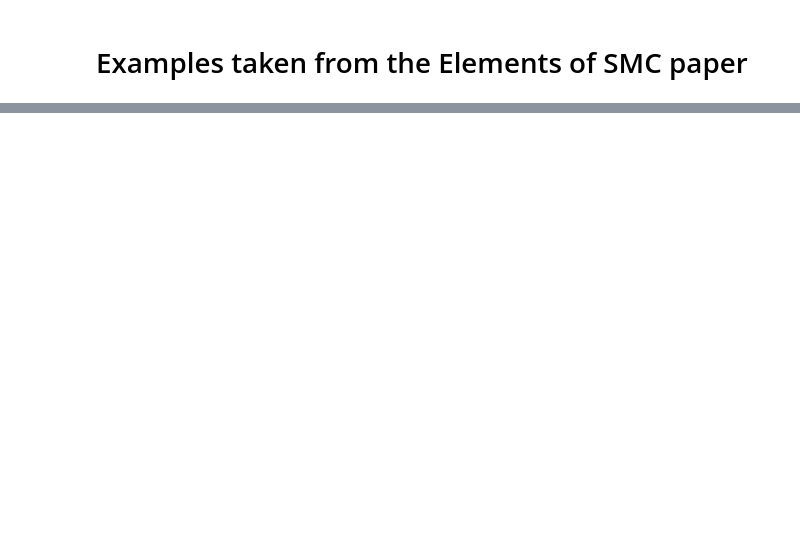
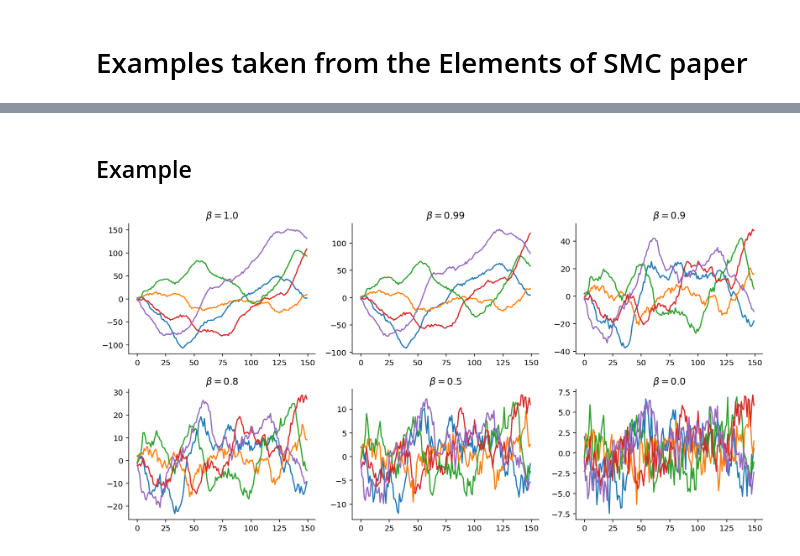
Before and after one commit to gerdm/misc, a Jupyter notebook: 2022-01/non-markovian-gaussian-sequence-model.ipynb, the cells around one changed output, grey strips where cells are left out. Drawn from its saved outputs; the diff is of its cells as text; code cells hidden in the pictures; blank space fills up the shorter version.

Commit message:
202201-feat: non-markovian-gaussian-sequence-model

```diff
--- a/2022-01/non-markovian-gaussian-sequence-model.ipynb
+++ b/2022-01/non-markovian-gaussian-sequence-model.ipynb
@@ -13,3 +9,8 @@ plt.rcParams["axes.spines.top"] = False
+# %%
+%config InlineBackend.figure_format = "retina"
+plt.rcParams["axes.spines.right"] = False
+plt.rcParams["axes.spines.top"] = False
+jnp.set_printoptions(suppress=True)
 # %% [markdown]
 $\newcommand{\normal}[3]{{ \mathcal{N}\left(#1 \vert #2, #3\right) }}$
 
@@ -66,12 +24,0 @@ class NonMarkovianSM:
-# %%
-key = jax.random.PRNGKey(3141)
-
-phi, q, beta, r = 0.9, 1.0, 0.5, 1.0
-seq_model = NonMarkovianSM(phi, beta, q, r)
-
-hist = seq_model.sample(key, 100, 5)
-
-for sample in hist["y"]:
-    plt.plot(sample, linewidth=2)
-plt.xlabel("time", fontsize=13)
-plt.ylabel("$y$", fontsize=13);
@@ -79,0 +146,19 @@ plt.ylabel("$y$", fontsize=13);
+# %% [markdown]
+## Example
+# %%
+beta_values = jnp.array([1.0, 0.99, 0.9, 0.8, 0.5, 0])
+phi, q, r = 0.9, 1.0, 1.0
+T = 150
+
+fig, ax = plt.subplots(2, 3, figsize=(12, 6))
+ax = ax.ravel()
+
+for axi, beta in zip(ax, beta_values):
+    seq_model = NonMarkovianSM(phi, beta, q, r)
+    hist = seq_model.sample(key, T, 5)
+    for simul_y in hist["y"]:
+        axi.plot(simul_y)
+        axi.set_title(rf"$\beta={beta:0.2}$")
+plt.tight_layout()
+# %% [output]
+[figure, added]
```
Also changed, not shown: parts of 11 cells of this notebook.
